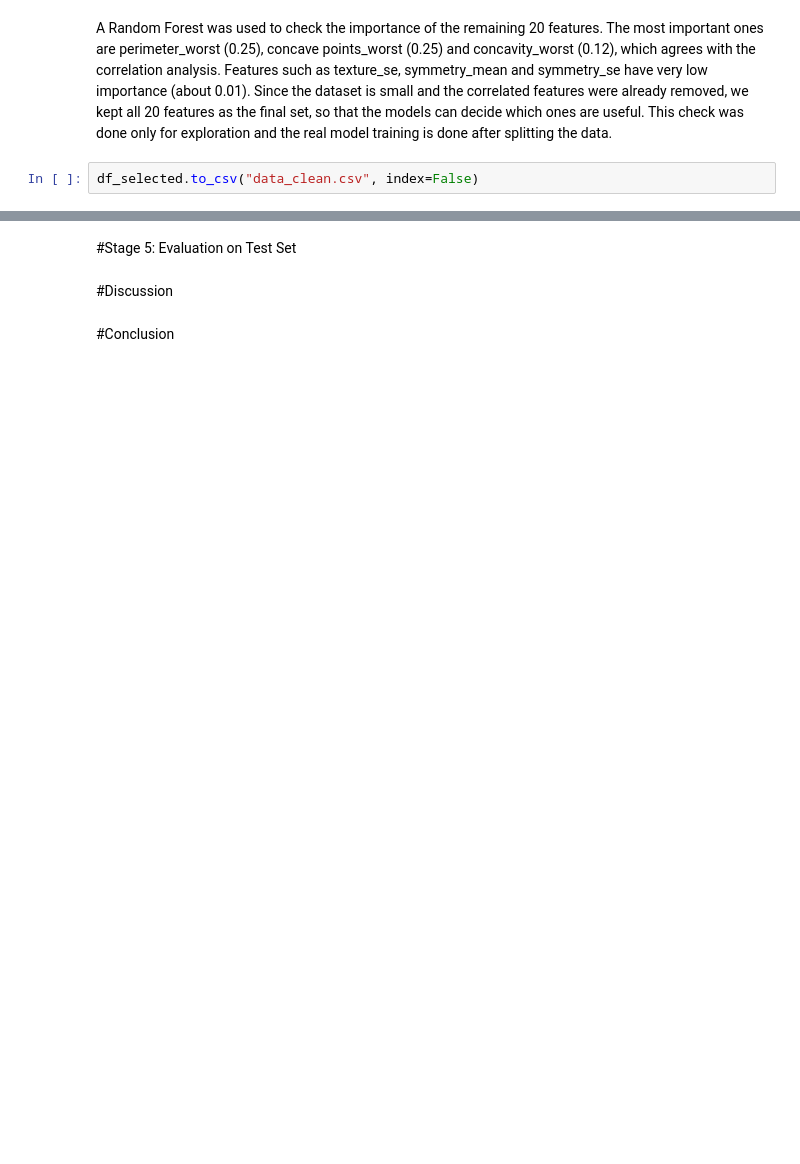
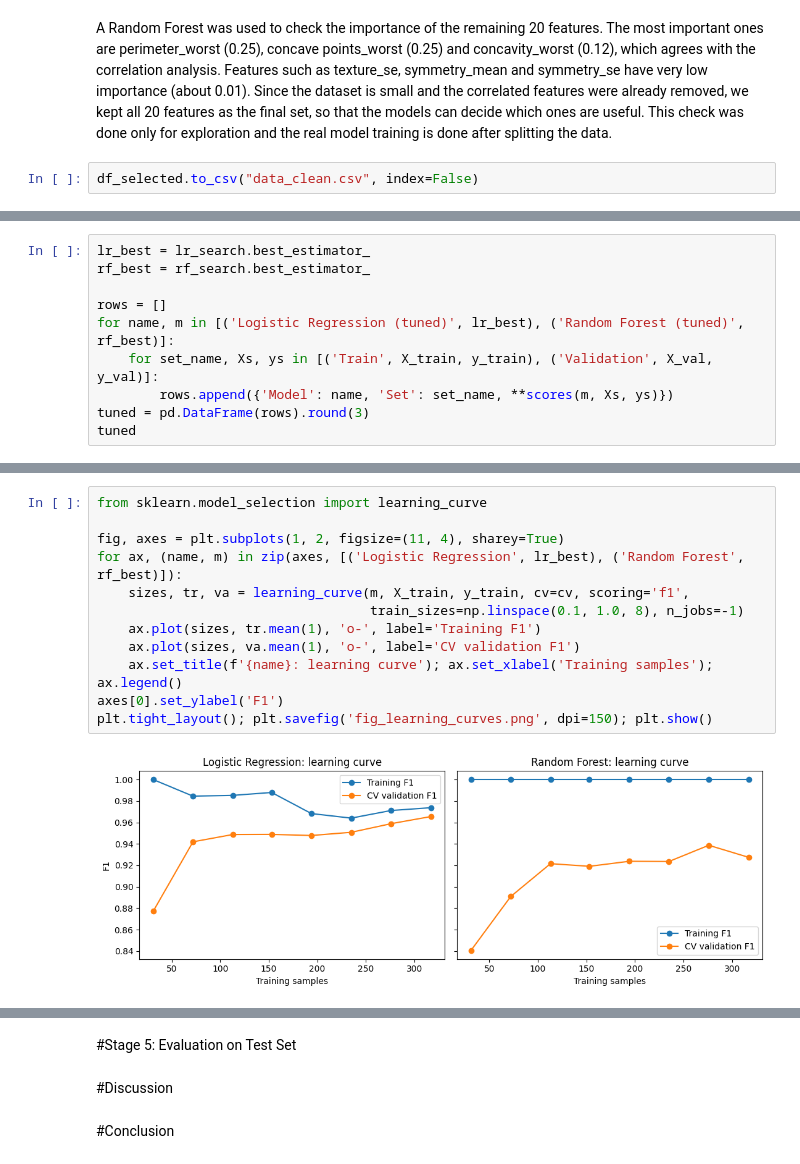
Before and after one commit to roaaats-maker/Breast-Cancer-ML, a Jupyter notebook: breast_cancer_ML.ipynb, the cells around one changed output, grey strips where cells are left out. Drawn from its saved outputs; the diff is of its cells as text; blank space fills up the shorter version.

```diff
--- a/breast_cancer_ML.ipynb
+++ b/breast_cancer_ML.ipynb
@@ -259,0 +312,10 @@ df_selected.to_csv("data_clean.csv", index=False)
+# %%
+lr_best = lr_search.best_estimator_
+rf_best = rf_search.best_estimator_
+
+rows = []
+for name, m in [('Logistic Regression (tuned)', lr_best), ('Random Forest (tuned)', rf_best)]:
+    for set_name, Xs, ys in [('Train', X_train, y_train), ('Validation', X_val, y_val)]:
+        rows.append({'Model': name, 'Set': set_name, **scores(m, Xs, ys)})
+tuned = pd.DataFrame(rows).round(3)
+tuned
@@ -259,0 +330,14 @@ df_selected.to_csv("data_clean.csv", index=False)
+# %%
+from sklearn.model_selection import learning_curve
+
+fig, axes = plt.subplots(1, 2, figsize=(11, 4), sharey=True)
+for ax, (name, m) in zip(axes, [('Logistic Regression', lr_best), ('Random Forest', rf_best)]):
+    sizes, tr, va = learning_curve(m, X_train, y_train, cv=cv, scoring='f1',
+                                   train_sizes=np.linspace(0.1, 1.0, 8), n_jobs=-1)
+    ax.plot(sizes, tr.mean(1), 'o-', label='Training F1')
+    ax.plot(sizes, va.mean(1), 'o-', label='CV validation F1')
+    ax.set_title(f'{name}: learning curve'); ax.set_xlabel('Training samples'); ax.legend()
+axes[0].set_ylabel('F1')
+plt.tight_layout(); plt.savefig('fig_learning_curves.png', dpi=150); plt.show()
+# %% [output]
+[figure, added]
```
Also changed, not shown: parts of 44 cells of this notebook.
